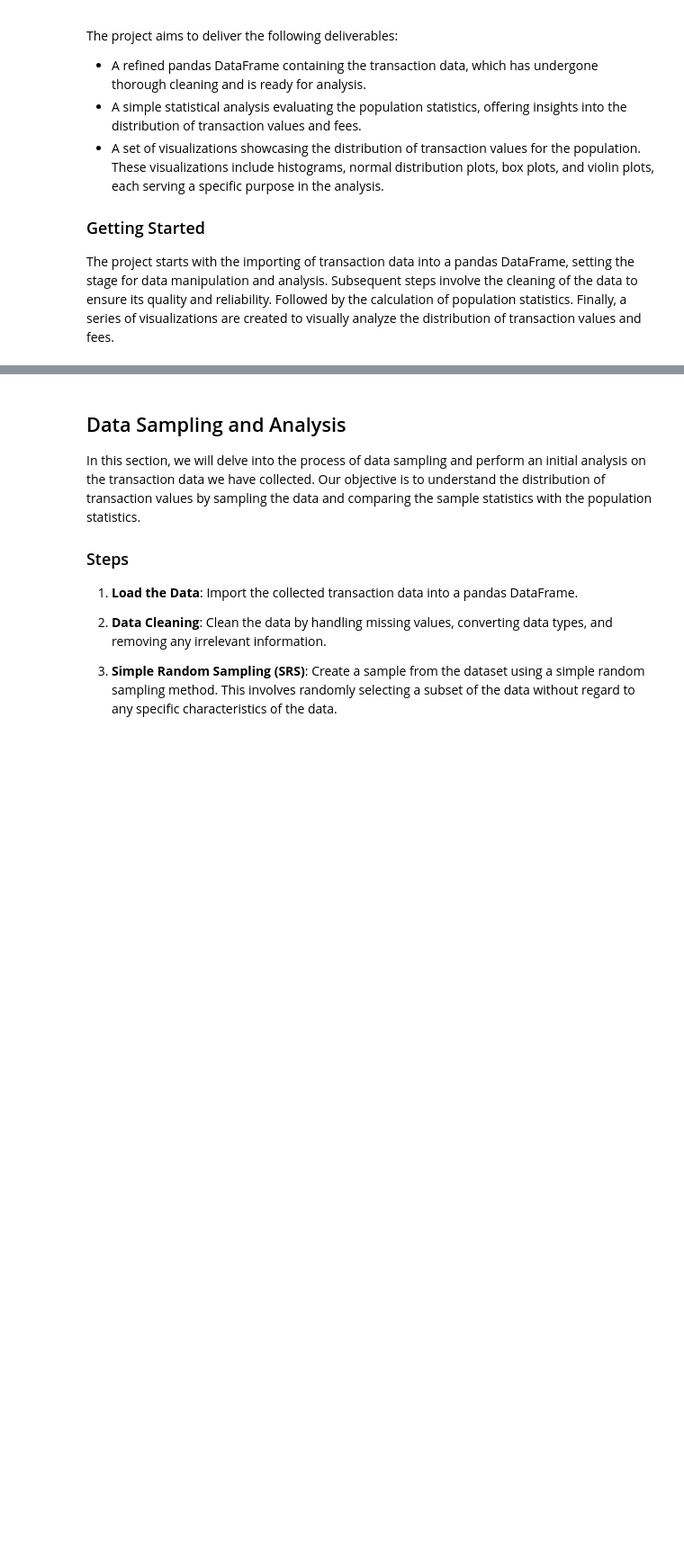
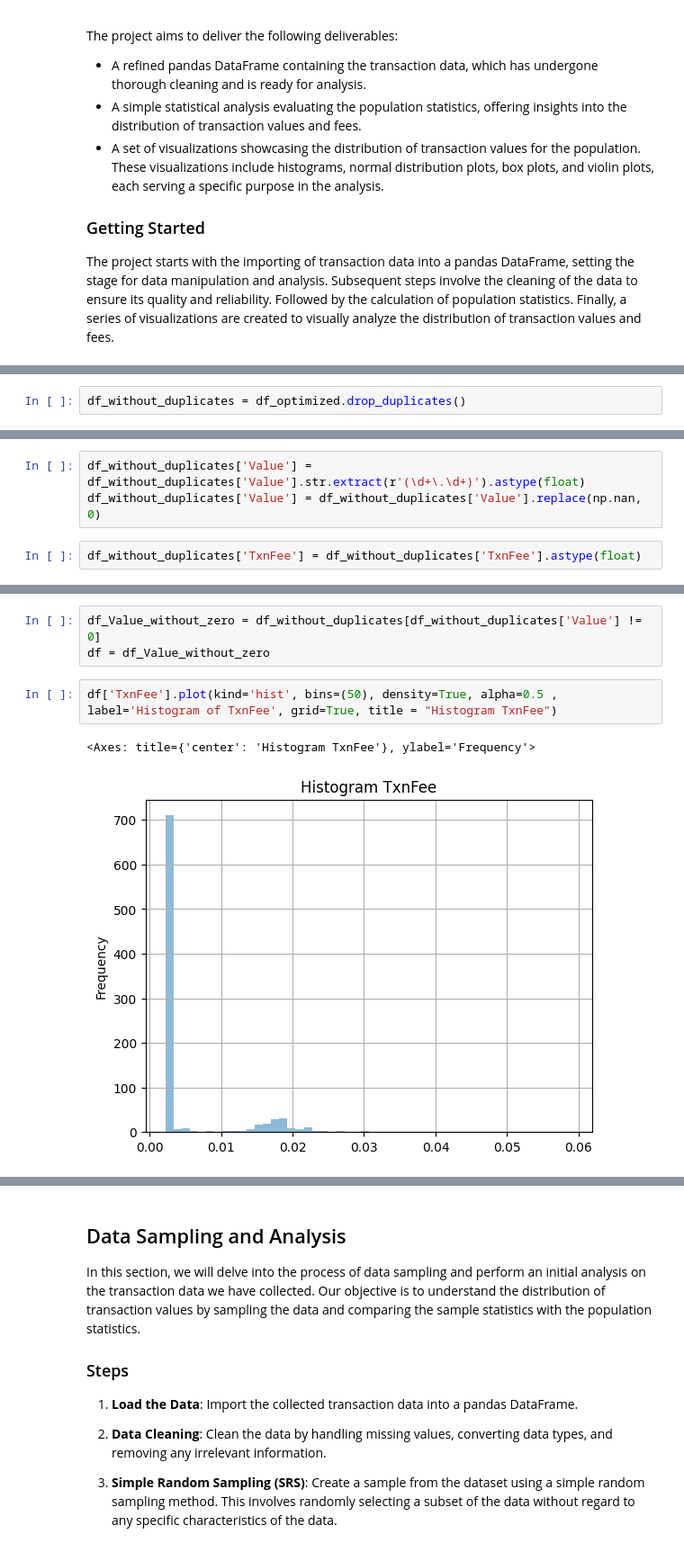
Before and after one commit to amirmfarzane/Data-Science-Course-Projects, a Jupyter notebook: CA0/CA0.ipynb, the cells around one changed output, grey strips where cells are left out. Shown: that part at 90% size. Cells and saved outputs as stored; diff of their text form; blank space fills up the shorter version.

```diff
--- a/CA0/CA0.ipynb
+++ b/CA0/CA0.ipynb
@@ -243,0 +219,2 @@ The project starts with the importing of transaction data into a pandas DataFram
+# %%
+df_without_duplicates = df_optimized.drop_duplicates()
@@ -243,0 +223,5 @@ The project starts with the importing of transaction data into a pandas DataFram
+# %%
+df_without_duplicates['Value'] = df_without_duplicates['Value'].str.extract(r'(\d+\.\d+)').astype(float)
+df_without_duplicates['Value'] = df_without_duplicates['Value'].replace(np.nan, 0)
+# %%
+df_without_duplicates['TxnFee'] = df_without_duplicates['TxnFee'].astype(float)
@@ -243,0 +306,8 @@ The project starts with the importing of transaction data into a pandas DataFram
+# %%
+df_Value_without_zero = df_without_duplicates[df_without_duplicates['Value'] != 0]
+df = df_Value_without_zero
+# %%
+df['TxnFee'].plot(kind='hist', bins=(50), density=True, alpha=0.5 , label='Histogram of TxnFee', grid=True, title = "Histogram TxnFee")
+# %% [output]
+<Axes: title={'center': 'Histogram TxnFee'}, ylabel='Frequency'>
+[figure, added]
```
Also changed, not shown: parts of 44 cells of this notebook.
